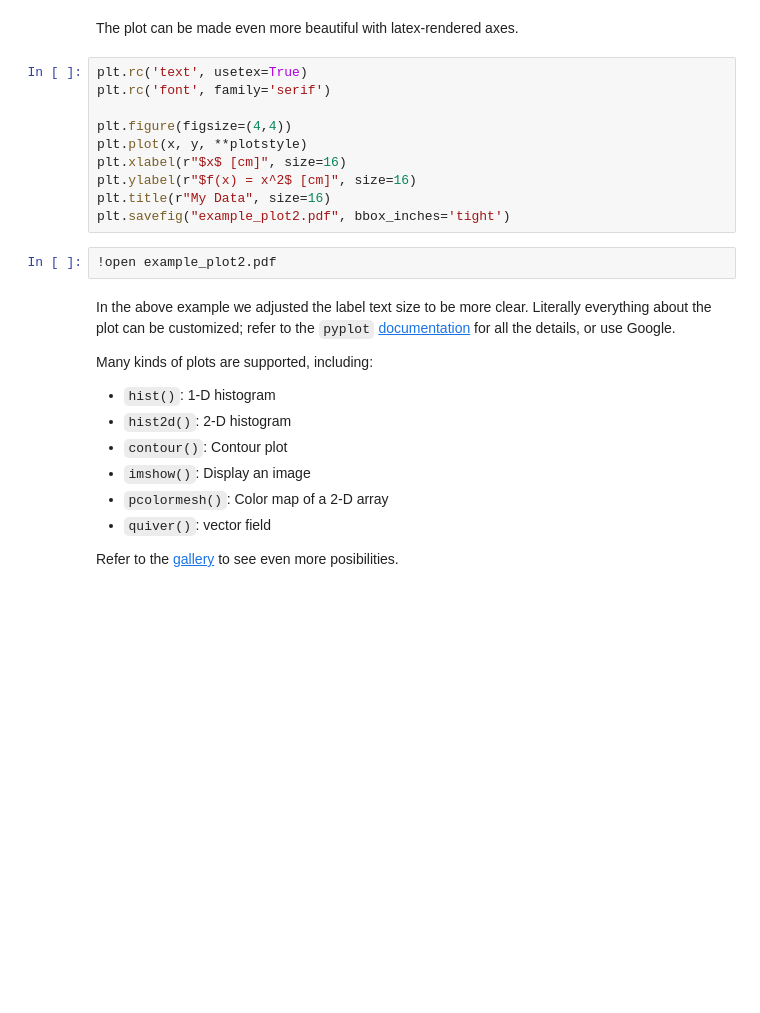
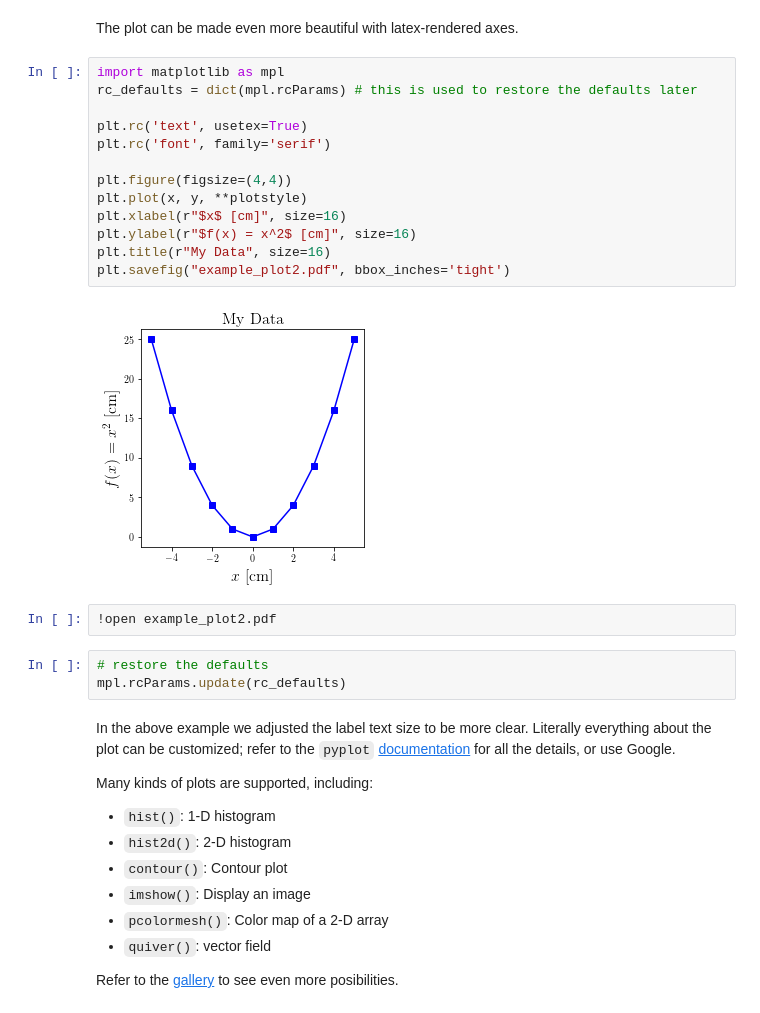
Before and after one commit to rickyegeland/python_tutorial, a Jupyter notebook: Python Tutorial.ipynb, the cells around one changed output. Drawn from its saved outputs; the diff is of its cells as text; blank space fills up the shorter version.

```diff
--- a/Python Tutorial.ipynb
+++ b/Python Tutorial.ipynb
@@ -1800,17 +2144,25 @@ plt.savefig("example_plot.pdf", bbox_inches='tight')
 # %% [markdown]
 The plot can be made even more beautiful with latex-rendered axes.
 # %%
+import matplotlib as mpl
+rc_defaults = dict(mpl.rcParams) # this is used to restore the defaults later
+
 plt.rc('text', usetex=True)
 plt.rc('font', family='serif')
 
 plt.figure(figsize=(4,4))
 plt.plot(x, y, **plotstyle)
 plt.xlabel(r"$x$ [cm]", size=16)
 plt.ylabel(r"$f(x) = x^2$ [cm]", size=16)
 plt.title(r"My Data", size=16)
 plt.savefig("example_plot2.pdf", bbox_inches='tight')
+# %% [output]
+[figure, added]
 # %%
 !open example_plot2.pdf
+# %%
+# restore the defaults
+mpl.rcParams.update(rc_defaults)
 # %% [markdown]
 In the above example we adjusted the label text size to be more clear.  Literally everything about the plot can be customized; refer to the `pyplot` [documentation](https://matplotlib.org/api/_as_gen/matplotlib.pyplot.html#module-matplotlib.pyplot) for all the details, or use Google.
 
```
Also changed, not shown: parts of 56 cells of this notebook.
